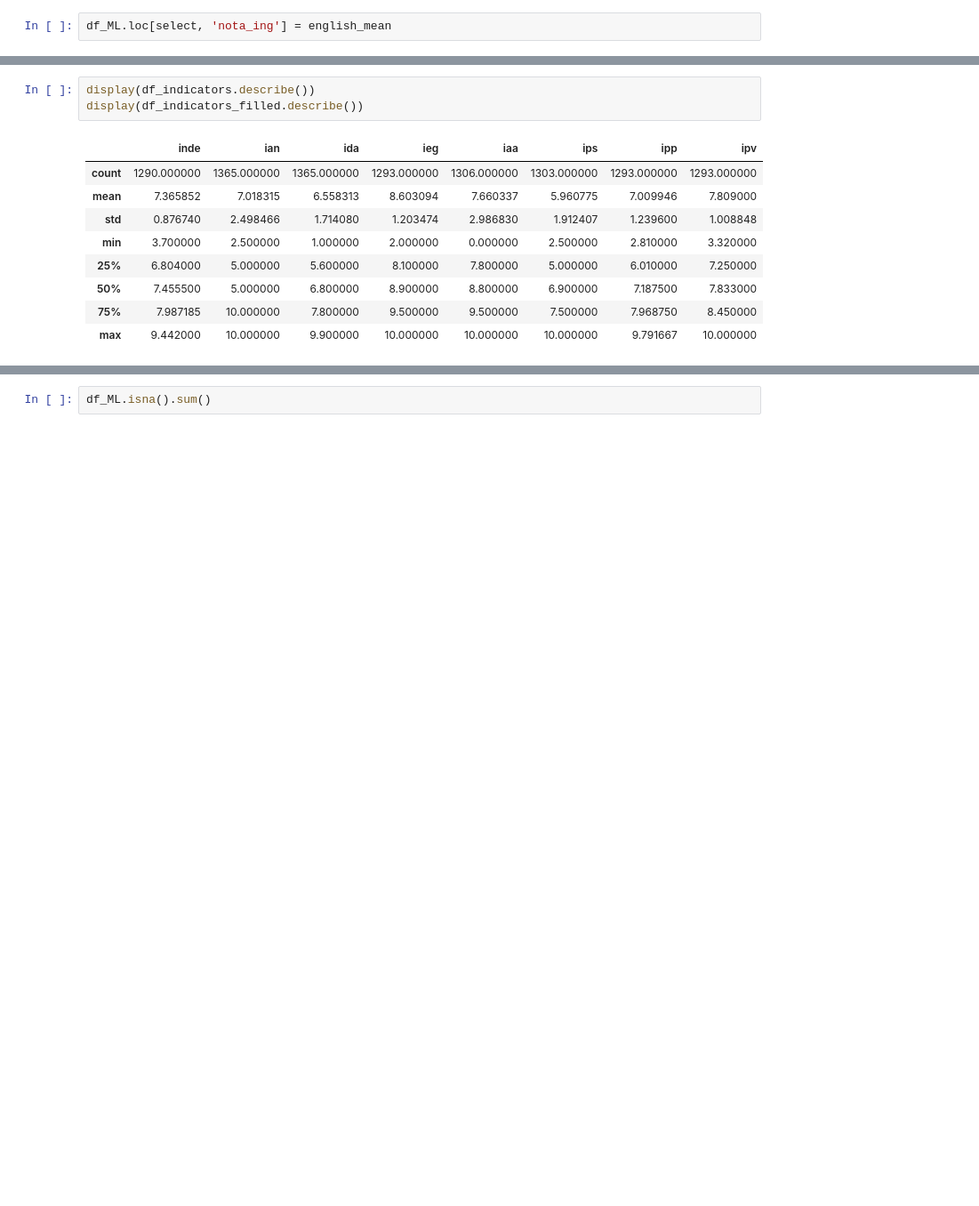
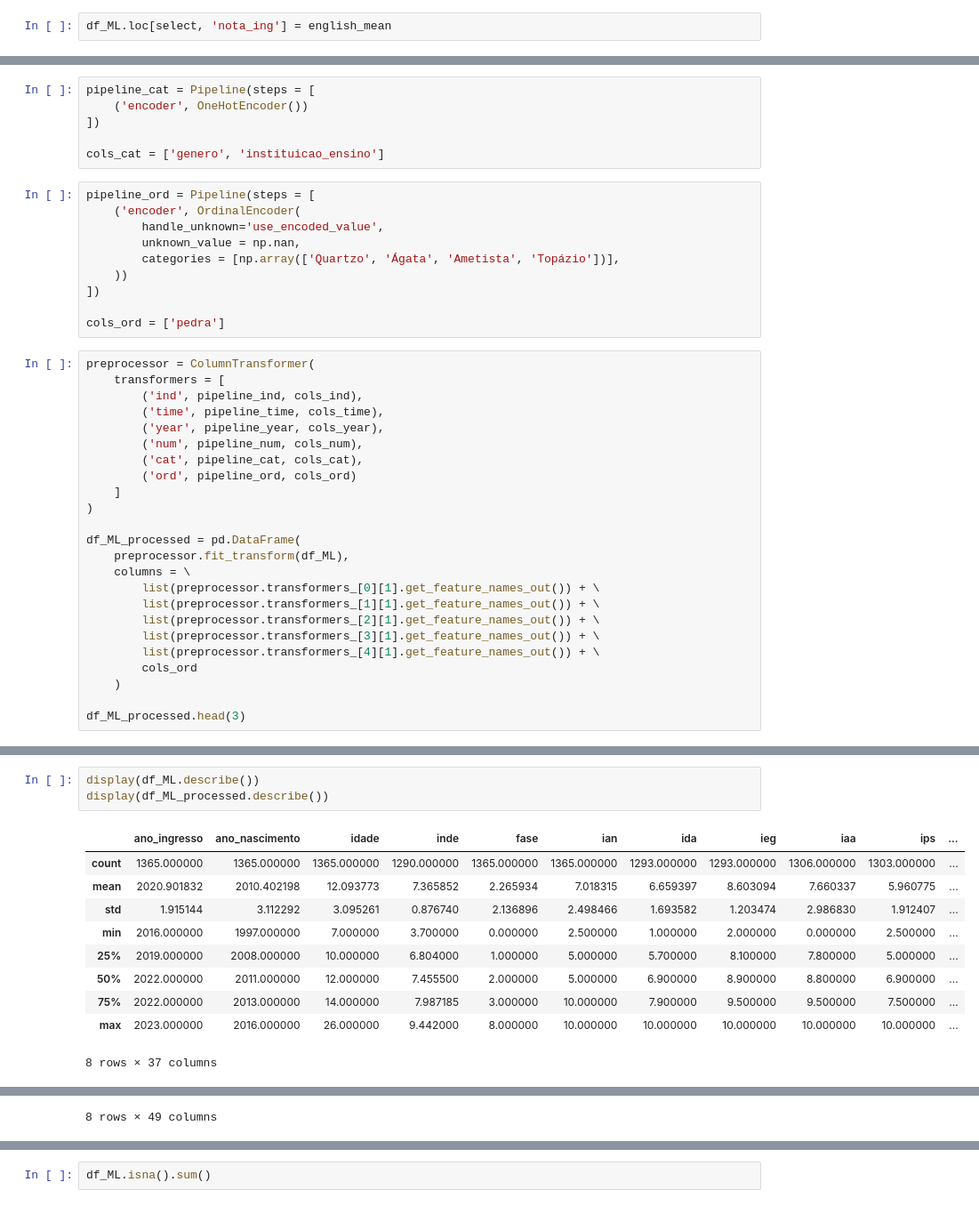
Before and after one commit to victoria-menezes/fiap-data-analytics-DATATHON, a Jupyter notebook: notebook.ipynb, the cells around one changed output, grey strips where cells are left out. Shown at 89% size. Drawn from its saved outputs; the diff is of its cells as text; blank space fills up the shorter version.

Commit message:
ML stage distribution analysis and pipeline implementation (incomplete)

```diff
--- a/notebook.ipynb
+++ b/notebook.ipynb
@@ -2763,0 +2794,40 @@ dtype: int64
+# %%
+pipeline_cat = Pipeline(steps = [
+	('encoder', OneHotEncoder())
+])
+
+cols_cat = ['genero', 'instituicao_ensino']
+# %%
+pipeline_ord = Pipeline(steps = [
+	('encoder', OrdinalEncoder(
+		handle_unknown='use_encoded_value',
+		unknown_value = np.nan,
+		categories = [np.array(['Quartzo', 'Ágata', 'Ametista', 'Topázio'])],
+	))
+])
+
+cols_ord = ['pedra']
+# %%
+preprocessor = ColumnTransformer(
+	transformers = [
+		('ind', pipeline_ind, cols_ind),
+		('time', pipeline_time, cols_time),
+		('year', pipeline_year, cols_year),
+		('num', pipeline_num, cols_num),
+		('cat', pipeline_cat, cols_cat),
+		('ord', pipeline_ord, cols_ord)
+	]
+)
+
+df_ML_processed = pd.DataFrame(
+	preprocessor.fit_transform(df_ML),
+	columns = \
+		list(preprocessor.transformers_[0][1].get_feature_names_out()) + \
+		list(preprocessor.transformers_[1][1].get_feature_names_out()) + \
+		list(preprocessor.transformers_[2][1].get_feature_names_out()) + \
+		list(preprocessor.transformers_[3][1].get_feature_names_out()) + \
+		list(preprocessor.transformers_[4][1].get_feature_names_out()) + \
+		cols_ord
+	)
+
+df_ML_processed.head(3)
@@ -2764,13 +2904,14 @@ dtype: int64
 # %%
-display(df_indicators.describe())
-display(df_indicators_filled.describe())
+display(df_ML.describe())
+display(df_ML_processed.describe())
 # %% [output]
-|  | inde | ian | ida | ieg | iaa | ips | ipp | ipv |
-| count | 1290.000000 | 1365.000000 | 1365.000000 | 1293.000000 | 1306.000000 | 1303.000000 | 1293.000000 | 1293.000000 |
-| mean | 7.365852 | 7.018315 | 6.558313 | 8.603094 | 7.660337 | 5.960775 | 7.009946 | 7.809000 |
-| std | 0.876740 | 2.498466 | 1.714080 | 1.203474 | 2.986830 | 1.912407 | 1.239600 | 1.008848 |
-| min | 3.700000 | 2.500000 | 1.000000 | 2.000000 | 0.000000 | 2.500000 | 2.810000 | 3.320000 |
-| 25% | 6.804000 | 5.000000 | 5.600000 | 8.100000 | 7.800000 | 5.000000 | 6.010000 | 7.250000 |
-| 50% | 7.455500 | 5.000000 | 6.800000 | 8.900000 | 8.800000 | 6.900000 | 7.187500 | 7.833000 |
-| 75% | 7.987185 | 10.000000 | 7.800000 | 9.500000 | 9.500000 | 7.500000 | 7.968750 | 8.450000 |
-| max | 9.442000 | 10.000000 | 9.900000 | 10.000000 | 10.000000 | 10.000000 | 9.791667 | 10.000000 |
+|  | ano_ingresso | ano_nascimento | idade | inde | fase | ian | ida | ieg | iaa | ips | ... |
+| count | 1365.000000 | 1365.000000 | 1365.000000 | 1290.000000 | 1365.000000 | 1365.000000 | 1293.000000 | 1293.000000 | 1306.000000 | 1303.000000 | ... |
+| mean | 2020.901832 | 2010.402198 | 12.093773 | 7.365852 | 2.265934 | 7.018315 | 6.659397 | 8.603094 | 7.660337 | 5.960775 | ... |
+| std | 1.915144 | 3.112292 | 3.095261 | 0.876740 | 2.136896 | 2.498466 | 1.693582 | 1.203474 | 2.986830 | 1.912407 | ... |
+| min | 2016.000000 | 1997.000000 | 7.000000 | 3.700000 | 0.000000 | 2.500000 | 1.000000 | 2.000000 | 0.000000 | 2.500000 | ... |
+| 25% | 2019.000000 | 2008.000000 | 10.000000 | 6.804000 | 1.000000 | 5.000000 | 5.700000 | 8.100000 | 7.800000 | 5.000000 | ... |
+| 50% | 2022.000000 | 2011.000000 | 12.000000 | 7.455500 | 2.000000 | 5.000000 | 6.900000 | 8.900000 | 8.800000 | 6.900000 | ... |
+| 75% | 2022.000000 | 2013.000000 | 14.000000 | 7.987185 | 3.000000 | 10.000000 | 7.900000 | 9.500000 | 9.500000 | 7.500000 | ... |
+| max | 2023.000000 | 2016.000000 | 26.000000 | 9.442000 | 8.000000 | 10.000000 | 10.000000 | 10.000000 | 10.000000 | 10.000000 | ... |
+8 rows × 37 columns
@@ -2785,0 +2927 @@ display(df_indicators_filled.describe())
+8 rows × 49 columns
```
Also changed, not shown: parts of 37 cells of this notebook.
